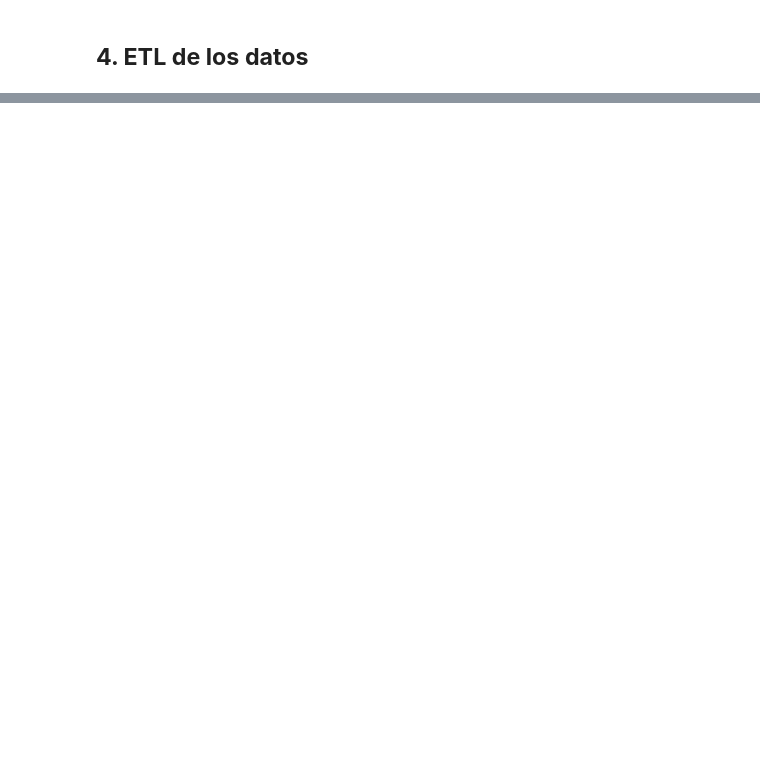
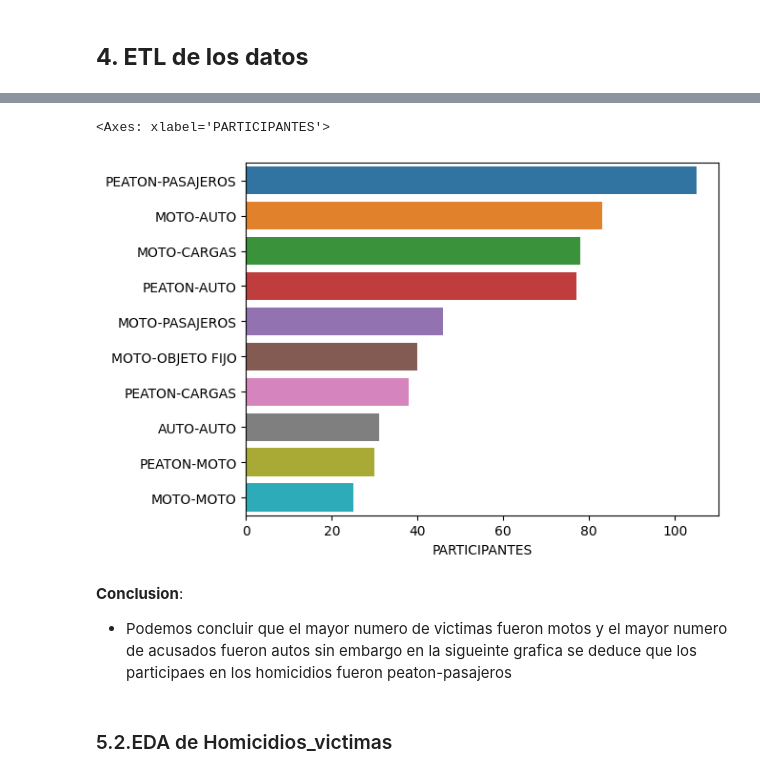
Before and after one commit to AlisterVento/PI02-DataAnalyst, a Jupyter notebook: PI Data Analytics.ipynb, the cells around one changed output, grey strips where cells are left out. Drawn from its saved outputs; the diff is of its cells as text; code cells hidden in the pictures; blank space fills up the shorter version.

```diff
--- a/PI Data Analytics.ipynb
+++ b/PI Data Analytics.ipynb
@@ -115,0 +248,2 @@ dtype: int64
+# %%
+participantes=pd.DataFrame(df_homicidios_hechos['PARTICIPANTES'].value_counts())[0:10]
@@ -115,0 +288,10 @@ dtype: int64
+# %%
+sns.barplot(participantes , y= participantes.index , x = 'PARTICIPANTES')
+# %% [output]
+<Axes: xlabel='PARTICIPANTES'>
+[figure, added]
+# %% [markdown]
+**Conclusion**:
+* Podemos concluir que el mayor numero de victimas fueron motos y el mayor numero de acusados fueron autos sin embargo en la sigueinte grafica se deduce que los participaes en los homicidios fueron peaton-pasajeros
+# %% [markdown]
+### 5.2.EDA de Homicidios_victimas
```
Also changed, not shown: parts of 73 cells of this notebook, 2 other files.
